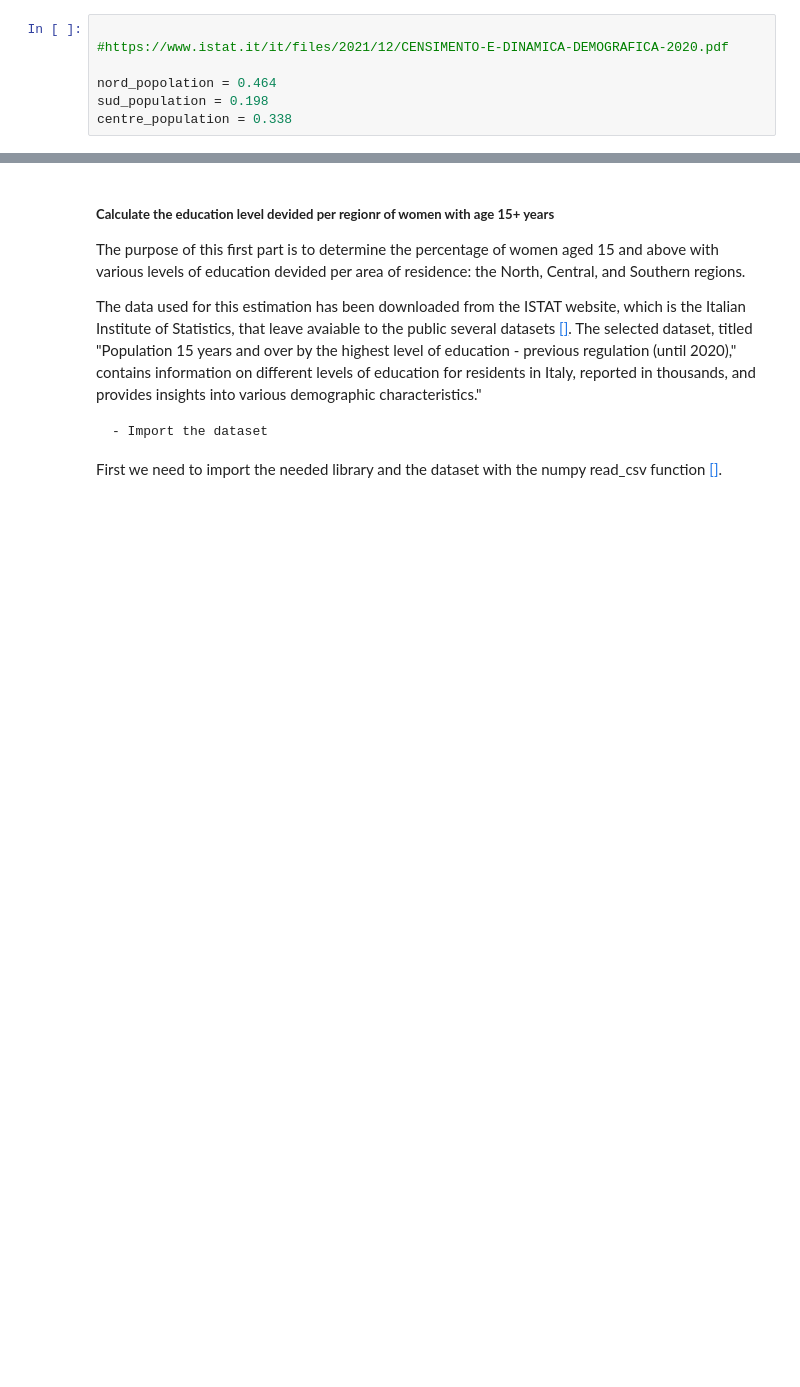
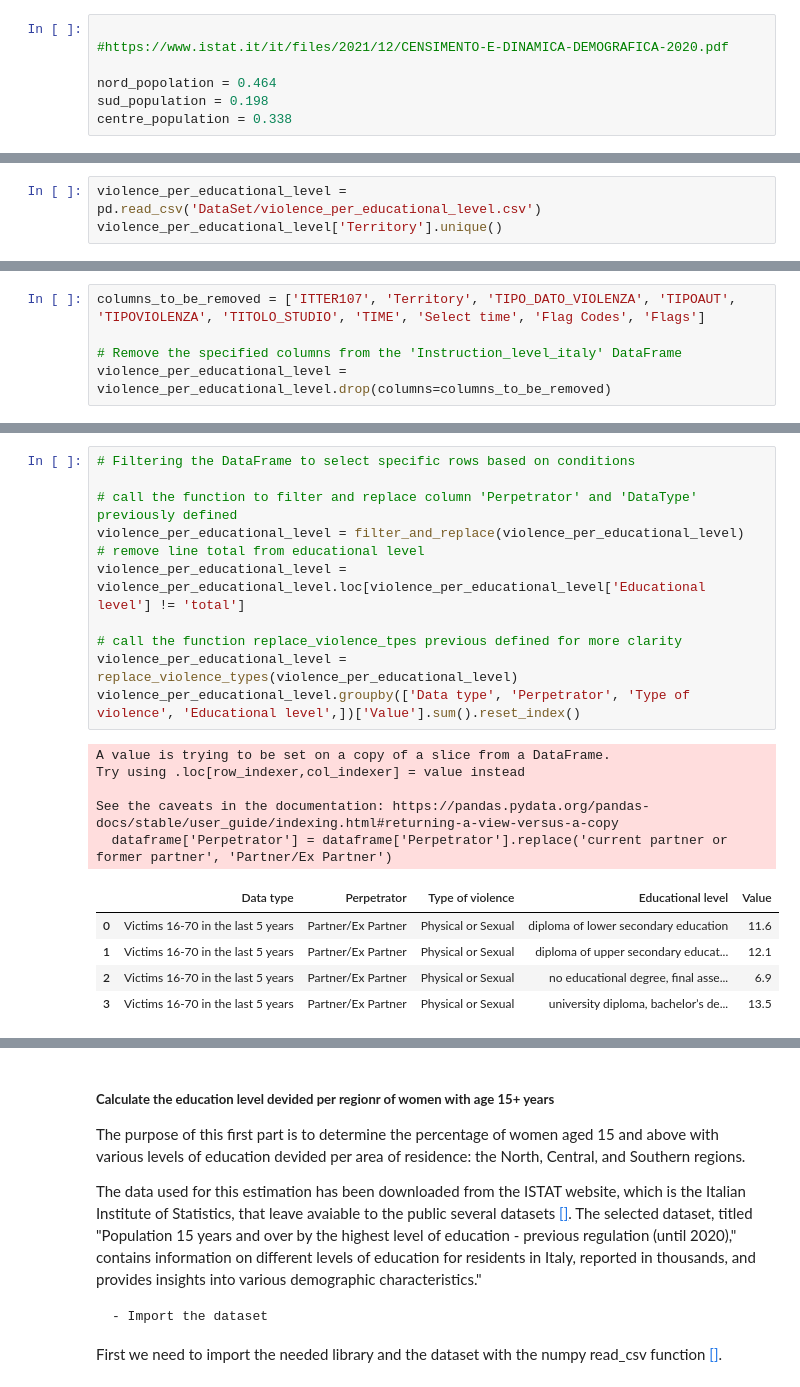
Before and after one commit to Cecilia8989/PfDA_Assignement, a Jupyter notebook: PfDA_Project_1.ipynb, the cells around one changed output, grey strips where cells are left out. Drawn from its saved outputs; the diff is of its cells as text; blank space fills up the shorter version.

```diff
--- a/PfDA_Project_1.ipynb
+++ b/PfDA_Project_1.ipynb
@@ -120,0 +231,3 @@ AttributeError: 'DataFrame' object has no attribute 'get_group'
+# %%
+violence_per_educational_level = pd.read_csv('DataSet/violence_per_educational_level.csv')
+violence_per_educational_level['Territory'].unique()
@@ -120,0 +236,5 @@ AttributeError: 'DataFrame' object has no attribute 'get_group'
+# %%
+columns_to_be_removed = ['ITTER107', 'Territory', 'TIPO_DATO_VIOLENZA', 'TIPOAUT', 'TIPOVIOLENZA', 'TITOLO_STUDIO', 'TIME', 'Select time', 'Flag Codes', 'Flags']
+
+# Remove the specified columns from the 'Instruction_level_italy' DataFrame
+violence_per_educational_level = violence_per_educational_level.drop(columns=columns_to_be_removed)
@@ -120,0 +252,22 @@ AttributeError: 'DataFrame' object has no attribute 'get_group'
+# %%
+# Filtering the DataFrame to select specific rows based on conditions
+
+# call the function to filter and replace column 'Perpetrator' and 'DataType' previously defined
+violence_per_educational_level = filter_and_replace(violence_per_educational_level)
+# remove line total from educational level
+violence_per_educational_level = violence_per_educational_level.loc[violence_per_educational_level['Educational level'] != 'total']
+
+# call the function replace_violence_tpes previous defined for more clarity
+violence_per_educational_level = replace_violence_types(violence_per_educational_level)
+violence_per_educational_level.groupby(['Data type', 'Perpetrator', 'Type of violence', 'Educational level',])['Value'].sum().reset_index()
+# %% [output]
+A value is trying to be set on a copy of a slice from a DataFrame.
+Try using .loc[row_indexer,col_indexer] = value instead
+
+See the caveats in the documentation: https://pandas.pydata.org/pandas-docs/stable/user_guide/indexing.html#returning-a-view-versus-a-copy
+  dataframe['Perpetrator'] = dataframe['Perpetrator'].replace('current partner or former partner', 'Partner/Ex Partner')
+|  | Data type | Perpetrator | Type of violence | Educational level | Value |
+| 0 | Victims 16-70 in the last 5 years | Partner/Ex Partner | Physical or Sexual | diploma of lower secondary education | 11.6 |
+| 1 | Victims 16-70 in the last 5 years | Partner/Ex Partner | Physical or Sexual | diploma of upper secondary educat... | 12.1 |
+| 2 | Victims 16-70 in the last 5 years | Partner/Ex Partner | Physical or Sexual | no educational degree, final asse... | 6.9 |
+| 3 | Victims 16-70 in the last 5 years | Partner/Ex Partner | Physical or Sexual | university diploma, bachelor’s de... | 13.5 |
```
Also changed, not shown: parts of 35 cells of this notebook, 1 other file.
